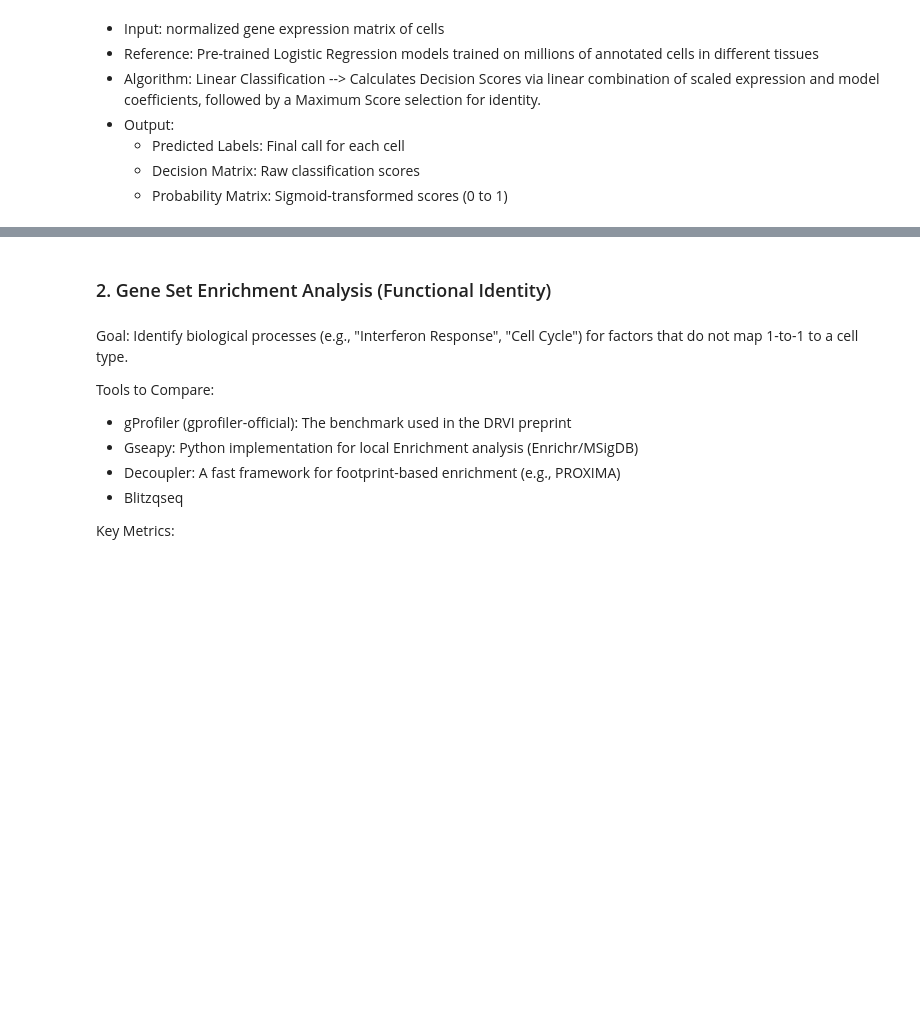
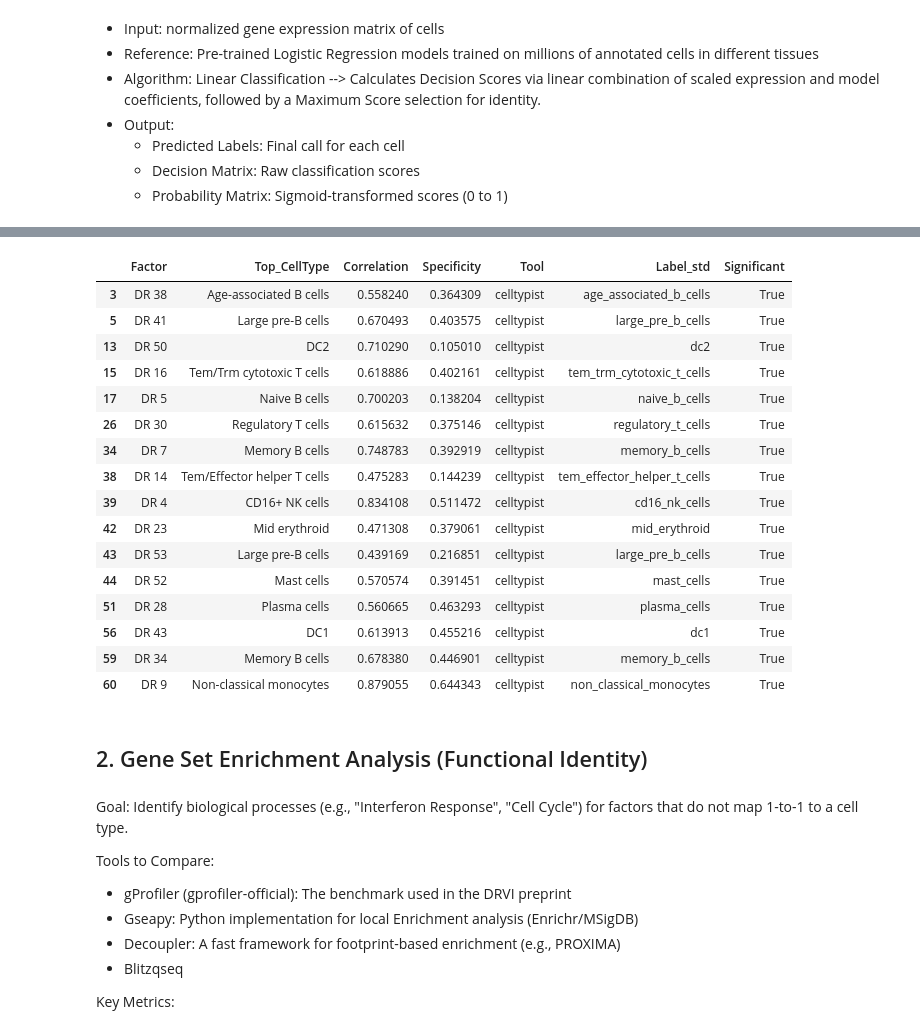
Before and after one commit to clarasoekler/DRVI_tutorials, a Jupyter notebook: identification_of_factors.ipynb, the cells around one changed output, grey strips where cells are left out. Cells and saved outputs as stored; diff of their text form; code cells hidden in the pictures; blank space fills up the shorter version.

```diff
--- a/identification_of_factors.ipynb
+++ b/identification_of_factors.ipynb
@@ -463,5 +391,50 @@ Quantification Summary:
+# %%
+# top and second-best label per factor
+top_1 = eval_matrix.idxmax(axis=1)
+top_1_val = eval_matrix.max(axis=1)
+tmp = eval_matrix.copy()
+for i, c in enumerate(top_1):
+    tmp.iloc[i, tmp.columns.get_loc(c)] = -1
+
+# Calculate specificity as the difference between top and second-best correlation
+specificity = top_1_val - tmp.max(axis=1)
+
+
+#Summarize results in a DataFrame
+celltypist_summary = pd.DataFrame({
+    'Factor': eval_matrix.index,
+    'Top_CellType': top_1.values,
+    'Correlation': top_1_val.values,
+    'Specificity': specificity.values,
+})
+
+celltypist_summary['Tool'] = 'celltypist'
+celltypist_summary['Label_std'] = celltypist_summary['Top_CellType'].astype(str).str.lower().str.replace(r'[^a-z0-9]+', '_', regex=True).str.strip('_')
+celltypist_summary['Significant'] = (
+    (celltypist_summary['Correlation'] >= corr_threshold)
+    & (celltypist_summary['Specificity'] >= spec_threshold)
+)
+display(celltypist_summary[celltypist_summary['Significant']].head(20))
+# %% [output]
+|  | Factor | Top_CellType | Correlation | Specificity | Tool | Label_std | Significant |
+| 3 | DR 38 | Age-associated B cells | 0.558240 | 0.364309 | celltypist | age_associated_b_cells | True |
+| 5 | DR 41 | Large pre-B cells | 0.670493 | 0.403575 | celltypist | large_pre_b_cells | True |
+| 13 | DR 50 | DC2 | 0.710290 | 0.105010 | celltypist | dc2 | True |
+| 15 | DR 16 | Tem/Trm cytotoxic T cells | 0.618886 | 0.402161 | celltypist | tem_trm_cytotoxic_t_cells | True |
+| 17 | DR 5 | Naive B cells | 0.700203 | 0.138204 | celltypist | naive_b_cells | True |
+| 26 | DR 30 | Regulatory T cells | 0.615632 | 0.375146 | celltypist | regulatory_t_cells | True |
+| 34 | DR 7 | Memory B cells | 0.748783 | 0.392919 | celltypist | memory_b_cells | True |
+| 38 | DR 14 | Tem/Effector helper T cells | 0.475283 | 0.144239 | celltypist | tem_effector_helper_t_cells | True |
+| 39 | DR 4 | CD16+ NK cells | 0.834108 | 0.511472 | celltypist | cd16_nk_cells | True |
+| 42 | DR 23 | Mid erythroid | 0.471308 | 0.379061 | celltypist | mid_erythroid | True |
+| 43 | DR 53 | Large pre-B cells | 0.439169 | 0.216851 | celltypist | large_pre_b_cells | True |
+| 44 | DR 52 | Mast cells | 0.570574 | 0.391451 | celltypist | mast_cells | True |
+| 51 | DR 28 | Plasma cells | 0.560665 | 0.463293 | celltypist | plasma_cells | True |
+| 56 | DR 43 | DC1 | 0.613913 | 0.455216 | celltypist | dc1 | True |
+| 59 | DR 34 | Memory B cells | 0.678380 | 0.446901 | celltypist | memory_b_cells | True |
+| 60 | DR 9 | Non-classical monocytes | 0.879055 | 0.644343 | celltypist | non_classical_monocytes | True |
 # %% [markdown]
-### 2. Gene Set Enrichment Analysis (Functional Identity)
+## 2. Gene Set Enrichment Analysis (Functional Identity)
 # %% [markdown]
 Goal: Identify biological processes (e.g., "Interferon Response", "Cell Cycle") for factors that do not map 1-to-1 to a cell type.
 
```
Also changed, not shown: parts of 48 cells of this notebook, 1 other file.
